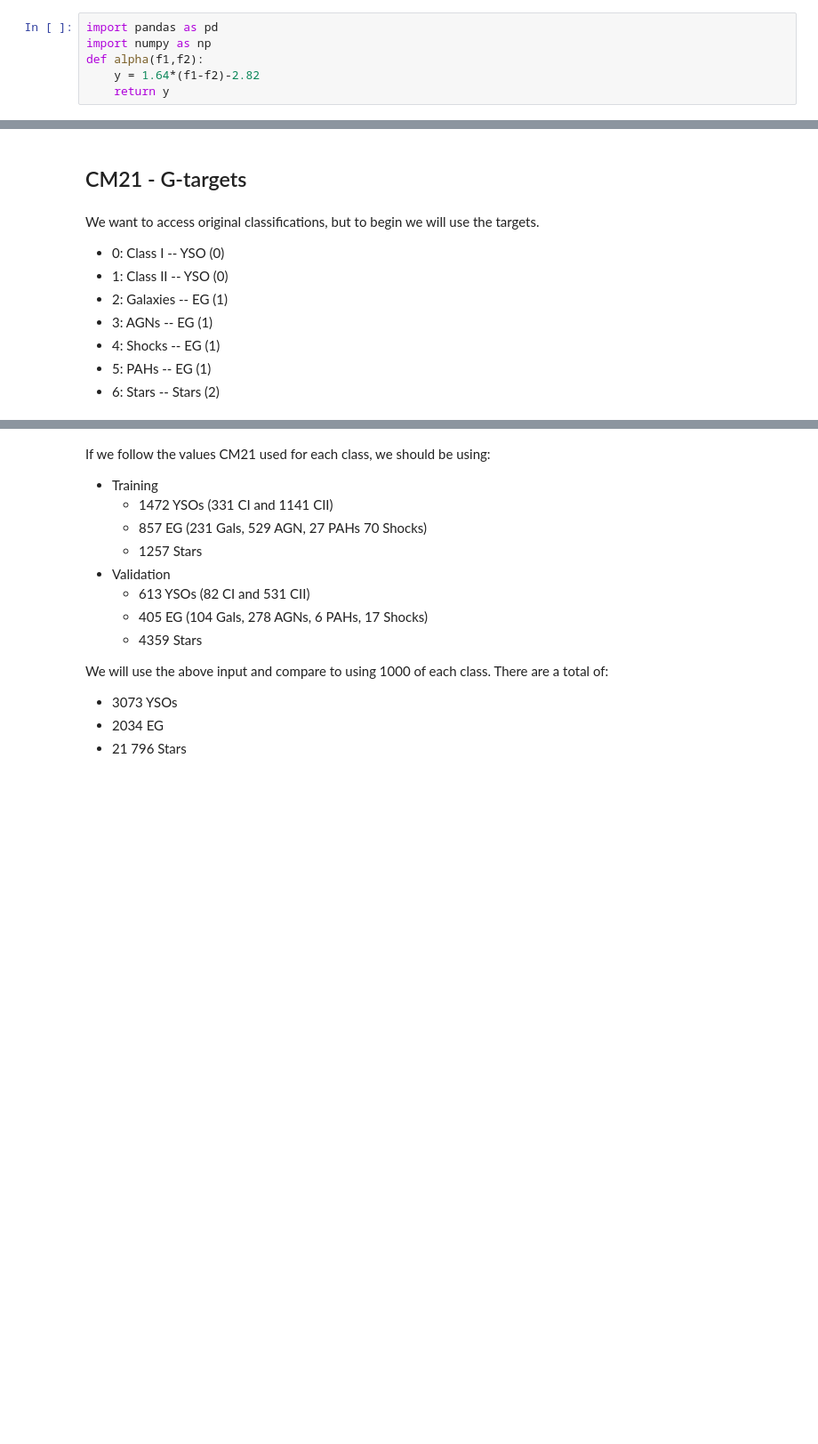
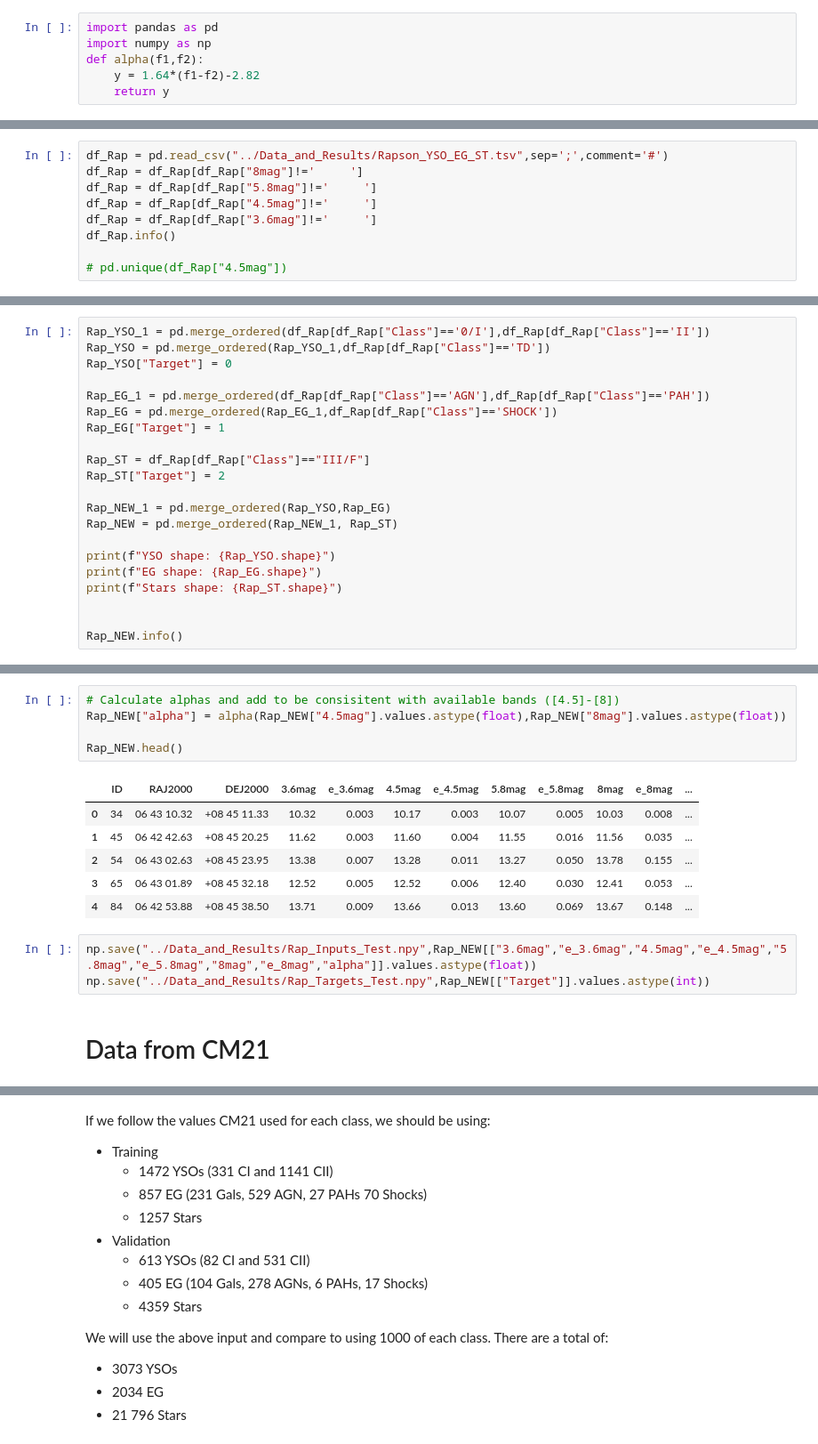
Before and after one commit to bcrompvoets/Random, a Jupyter notebook: Phase_3_1__IRAC_Only_Classification/Notebooks/Data_Preparation.ipynb, the cells around one changed output, grey strips where cells are left out. Shown at 89% size. Cells and saved outputs as stored; diff of their text form; blank space fills up the shorter version.

Commit message:
Update YSO EG Stars datasets

```diff
--- a/Phase_3_1__IRAC_Only_Classification/Notebooks/Data_Preparation.ipynb
+++ b/Phase_3_1__IRAC_Only_Classification/Notebooks/Data_Preparation.ipynb
@@ -123,0 +158,9 @@ array(['0', '1', '1 D', '1 F', '1 P'], dtype=object)
+# %%
+df_Rap = pd.read_csv("../Data_and_Results/Rapson_YSO_EG_ST.tsv",sep=';',comment='#')
+df_Rap = df_Rap[df_Rap["8mag"]!='     ']
+df_Rap = df_Rap[df_Rap["5.8mag"]!='     ']
+df_Rap = df_Rap[df_Rap["4.5mag"]!='     ']
+df_Rap = df_Rap[df_Rap["3.6mag"]!='     ']
+df_Rap.info()
+
+# pd.unique(df_Rap["4.5mag"])
@@ -123,0 +185,21 @@ array(['0', '1', '1 D', '1 F', '1 P'], dtype=object)
+# %%
+Rap_YSO_1 = pd.merge_ordered(df_Rap[df_Rap["Class"]=='0/I'],df_Rap[df_Rap["Class"]=='II'])
+Rap_YSO = pd.merge_ordered(Rap_YSO_1,df_Rap[df_Rap["Class"]=='TD'])
+Rap_YSO["Target"] = 0
+
+Rap_EG_1 = pd.merge_ordered(df_Rap[df_Rap["Class"]=='AGN'],df_Rap[df_Rap["Class"]=='PAH'])
+Rap_EG = pd.merge_ordered(Rap_EG_1,df_Rap[df_Rap["Class"]=='SHOCK'])
+Rap_EG["Target"] = 1
+
+Rap_ST = df_Rap[df_Rap["Class"]=="III/F"]
+Rap_ST["Target"] = 2
+
+Rap_NEW_1 = pd.merge_ordered(Rap_YSO,Rap_EG)
+Rap_NEW = pd.merge_ordered(Rap_NEW_1, Rap_ST)
+
+print(f"YSO shape: {Rap_YSO.shape}")
+print(f"EG shape: {Rap_EG.shape}")
+print(f"Stars shape: {Rap_ST.shape}")
+
+
+Rap_NEW.info()
@@ -124,11 +229,17 @@ array(['0', '1', '1 D', '1 F', '1 P'], dtype=object)
+# %%
+# Calculate alphas and add to be consisitent with available bands ([4.5]-[8])
+Rap_NEW["alpha"] = alpha(Rap_NEW["4.5mag"].values.astype(float),Rap_NEW["8mag"].values.astype(float))
+
+Rap_NEW.head()
+# %% [output]
+|  | ID | RAJ2000 | DEJ2000 | 3.6mag | e_3.6mag | 4.5mag | e_4.5mag | 5.8mag | e_5.8mag | 8mag | e_8mag | ... |
+| 0 | 34 | 06 43 10.32 | +08 45 11.33 | 10.32 | 0.003 | 10.17 | 0.003 | 10.07 | 0.005 | 10.03 | 0.008 | ... |
+| 1 | 45 | 06 42 42.63 | +08 45 20.25 | 11.62 | 0.003 | 11.60 | 0.004 | 11.55 | 0.016 | 11.56 | 0.035 | ... |
+| 2 | 54 | 06 43 02.63 | +08 45 23.95 | 13.38 | 0.007 | 13.28 | 0.011 | 13.27 | 0.050 | 13.78 | 0.155 | ... |
+| 3 | 65 | 06 43 01.89 | +08 45 32.18 | 12.52 | 0.005 | 12.52 | 0.006 | 12.40 | 0.030 | 12.41 | 0.053 | ... |
+| 4 | 84 | 06 42 53.88 | +08 45 38.50 | 13.71 | 0.009 | 13.66 | 0.013 | 13.60 | 0.069 | 13.67 | 0.148 | ... |
+# %%
+np.save("../Data_and_Results/Rap_Inputs_Test.npy",Rap_NEW[["3.6mag","e_3.6mag","4.5mag","e_4.5mag","5.8mag","e_5.8mag","8mag","e_8mag","alpha"]].values.astype(float))
+np.save("../Data_and_Results/Rap_Targets_Test.npy",Rap_NEW[["Target"]].values.astype(int))
 # %% [markdown]
-## CM21 - G-targets
+# Data from CM21
-# %% [markdown]
-We want to access original classifications, but to begin we will use the targets.
-* 0: Class I -- YSO (0)
-* 1: Class II -- YSO (0)
-* 2: Galaxies -- EG (1)
-* 3: AGNs -- EG (1)
-* 4: Shocks -- EG (1)
-* 5: PAHs -- EG (1)
-* 6: Stars -- Stars (2)
```
Also changed, not shown: parts of 23 cells of this notebook, 7 other files.
